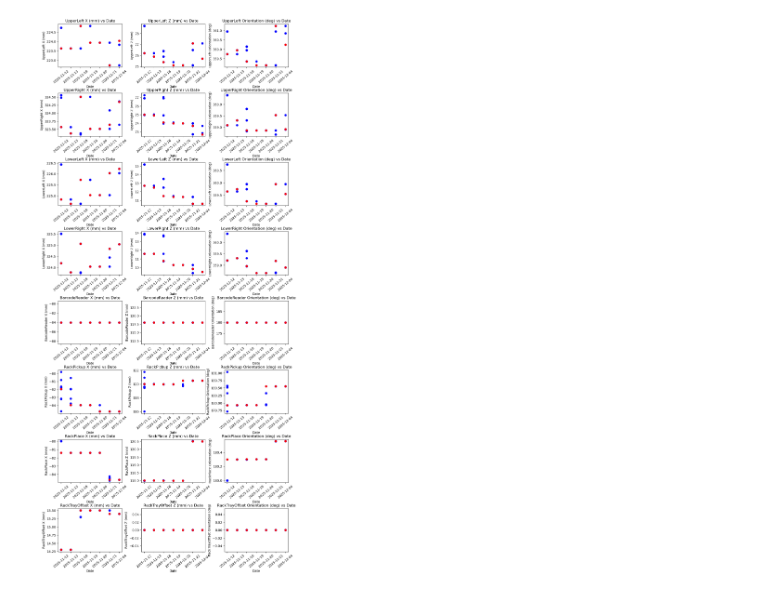
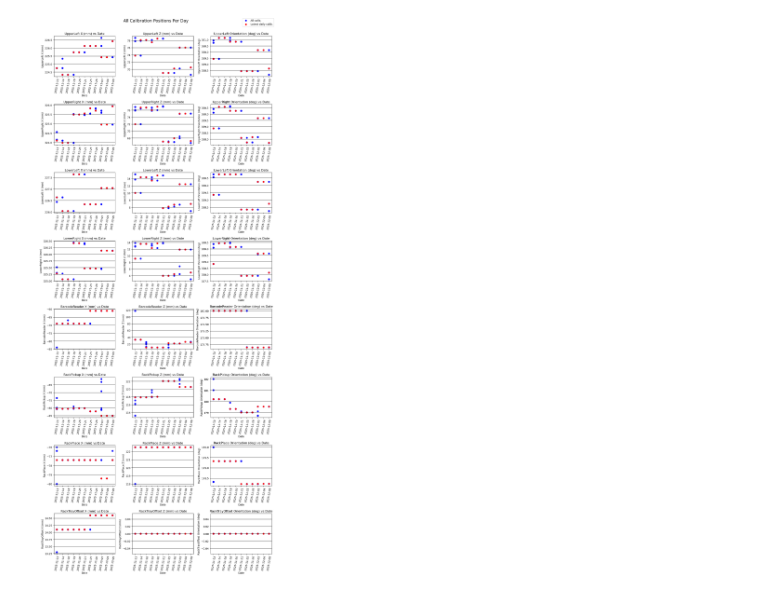
Before and after one commit to rtse-bruker/COBRA-calibration-visualizations, a Jupyter notebook: notebooks/calibration-over-time.ipynb, the cells around one changed output. Drawn from its saved outputs; the diff is of its cells as text; code cells hidden in the pictures.

```diff
--- a/notebooks/calibration-over-time.ipynb
+++ b/notebooks/calibration-over-time.ipynb
@@ -10,23 +10,29 @@ import matplotlib.pyplot as plt
 import pandas
 import math
 
-df = pandas.read_csv('../data/QuickStrip-HTS-96-CalibrationHistory.csv', skipinitialspace=True)
-sorted_df = df.groupby('Date').last().reset_index() #make sorted data frame of last calibration for the day
-value_cols = df.columns.tolist()[2:] #list of cols but remove date and time
+all_calib_df = pandas.read_csv('../data/20251209_PP3_QuickStrip-HTS-96-CalibrationHistory.csv', skipinitialspace=True)
+last_daily_calib_df = all_calib_df.groupby('Date').last().reset_index() #make sorted data frame of last calibration for the day
+value_cols = all_calib_df.columns.tolist()[2:] #list of cols but remove date and time
 # %%
 '''
-Run this section to plot/show the differences between max and min calibration values for X/Z/Orientation
+Run this section to plot/show the differences between max and min calibration values for X/Z/Orientation of last
+daily calibrations
 '''
-difference_series = df[value_cols].max() - df[value_cols].min()
+difference_series = last_daily_calib_df[value_cols].max() - last_daily_calib_df[value_cols].min()
 labels = ['X Position', 'Z Position', 'Orientation']
 for i in range(3):
     axis_differences = difference_series[i::3]
     print(axis_differences)
     renamed_series = axis_differences.rename(index=lambda name: name.split(' ')[0])
     renamed_series.plot(kind='bar',
+                        figsize=(10,4),
                         title=f'{labels[i]} Calibration Max-Min Differences',
                         xlabel=f'{labels[i]}',
-                        ylabel='Max-Min (mm)')
+                        ylabel='Max-Min (mm)',
+                        zorder=2)
+    plt.minorticks_on()
+    plt.grid(axis='y', which='minor', linestyle='-', linewidth='0.2', color='gray')
+    plt.grid(axis='y', color='black', zorder=0)
     plt.xticks(rotation=45)
     plt.show()
 # %% [output]
@@ -63,35 +69,37 @@ dtype: float64
 # %%
 '''
 Run this section to plot all the calibration positions per date.
 You can turn on and off what to plot by setting the following statements true/false
 Blue represents all the calibrations saved for the day and red represents the last save of the day.
 '''
 plot_all_calibrations_per_day = True
 plot_last_calibration_per_day = True
 
-subplot_rows = int((df.shape[1] - 2) / 3)
+subplot_rows = int((all_calib_df.shape[1] - 2) / 3)
 subplot_cols = 3
 fig, ax = plt.subplots(subplot_rows, subplot_cols, figsize=(13, 30))
-plt.subplots_adjust(wspace=.3)
-plt.subplots_adjust(hspace=.6)
 
 for i in range(len(value_cols)):
     x_idx = math.floor(i / subplot_cols)
     y_idx = i % subplot_cols
 
-    x = df['Date']
-    y = df[df_modified.columns[i]]
-    last_x = sorted_df['Date']
-    last_y = sorted_df[df_modified.columns[i]]
+    x = all_calib_df['Date']
+    y = all_calib_df[value_cols[i]]
+    last_x = last_daily_calib_df['Date']
+    last_y = last_daily_calib_df[value_cols[i]]
     if plot_all_calibrations_per_day:
         ax[x_idx,y_idx].scatter(x, y, color='blue')
     if plot_last_calibration_per_day:
         ax[x_idx,y_idx].scatter(last_x, last_y, color='red')
     ax[x_idx,y_idx].set_title(f"{y.name} vs {x.name}")
     ax[x_idx,y_idx].set_xlabel(x.name)
     ax[x_idx,y_idx].set_ylabel(y.name)
-    ax[x_idx,y_idx].tick_params('x', labelrotation=40)
+    ax[x_idx,y_idx].tick_params('x', labelrotation=80)
+    ax[x_idx,y_idx].grid(axis='y', color='black')
 
+fig.legend(['All calib.', 'Latest daily calib.'], loc="upper right")
+fig.tight_layout(h_pad=1.5)
+plt.suptitle("All Calibration Positions Per Day", fontsize=16, y=1.02)
 plt.show()
 # %% [output]
-[figure, old version]
+[figure, new version]
```
Also changed, not shown: parts of 2 cells of this notebook, 2 other files.
